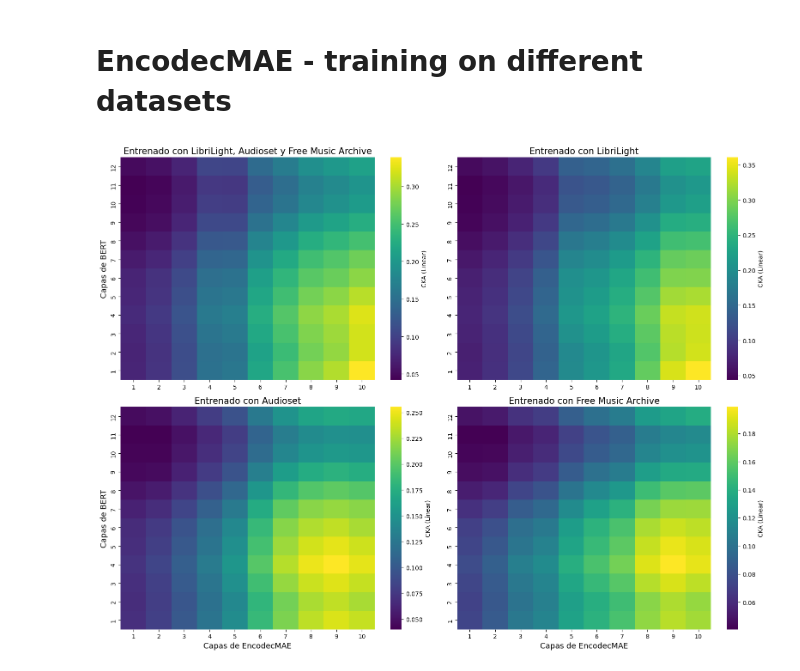
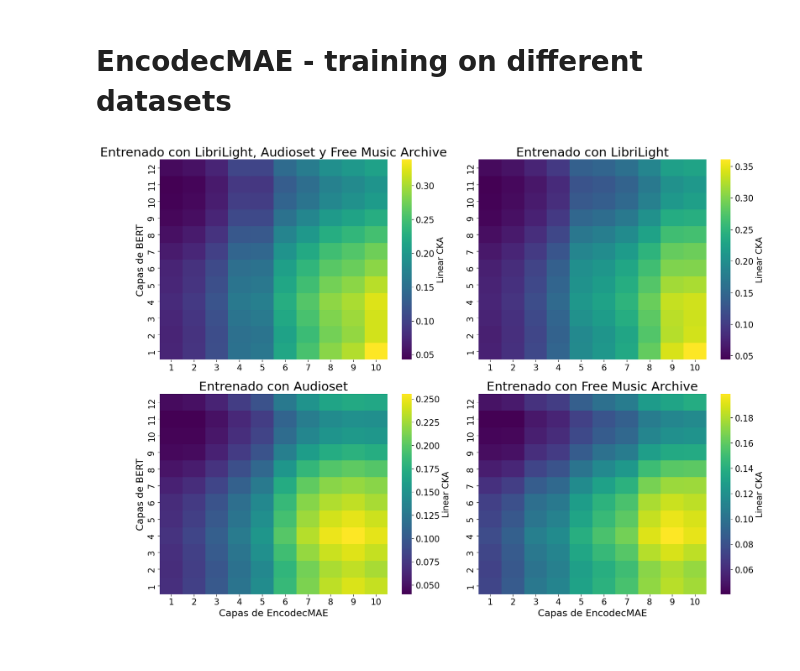
Before and after one commit to ceciliabolanos/layer-analysis, a Jupyter notebook: results/experiment3_text_vs_audio/results.ipynb, the cells around one changed output. Cells and saved outputs as stored; diff of their text form; code cells hidden in the pictures.

```diff
--- a/results/experiment3_text_vs_audio/results.ipynb
+++ b/results/experiment3_text_vs_audio/results.ipynb
@@ -258,43 +319,43 @@ data3 = mae_as
 data4 = mae_fma
 fig, axs = plt.subplots(2, 2, figsize=(16, 12))
 
-sns.heatmap(data1, fmt=".1f", cmap='viridis', cbar_kws={'label': 'CKA (Linear)'}, ax=axs[0,0])
+sns.heatmap(data1, fmt=".1f", cmap='viridis', cbar_kws={'label': 'Linear CKA'}, ax=axs[0,0])
 axs[0, 0].set_ylim(0, len(data1))
-axs[0, 0].set_title('Entrenado con LibriLight, Audioset y Free Music Archive', fontsize=15)
-axs[0, 0].set_ylabel('Capas de BERT', fontsize=13)
+axs[0, 0].set_title('Entrenado con LibriLight, Audioset y Free Music Archive', fontsize=22)
+axs[0, 0].set_ylabel('Capas de BERT', fontsize=17)
 axs[0, 0].set_xticks([i + 0.5 for i in range(len(data1[0]))])
 axs[0, 0].set_xticklabels(range(1, len(data1[0]) + 1))
 axs[0, 0].set_yticks([i + 0.5 for i in range(len(data1))])
 axs[0, 0].set_yticklabels(range(1, len(data1) + 1))
 
-sns.heatmap(data2, fmt=".1f", cmap='viridis', cbar_kws={'label': 'CKA (Linear)'}, ax=axs[0, 1])
+sns.heatmap(data2, fmt=".1f", cmap='viridis', cbar_kws={'label': 'Linear CKA'}, ax=axs[0, 1])
 axs[0, 1].set_ylim(0, len(data2))
-axs[0, 1].set_title('Entrenado con LibriLight', fontsize=15)
+axs[0, 1].set_title('Entrenado con LibriLight', fontsize=22)
 axs[0, 1].set_xticks([i + 0.5 for i in range(len(data2[0]))])
 axs[0, 1].set_xticklabels(range(1, len(data2[0]) + 1))
 axs[0, 1].set_yticks([i + 0.5 for i in range(len(data2))])
 axs[0, 1].set_yticklabels(range(1, len(data2) + 1))
 
-sns.heatmap(data3, fmt=".1f", cmap='viridis', cbar_kws={'label': 'CKA (Linear)'}, ax=axs[1, 0])
+sns.heatmap(data3, fmt=".1f", cmap='viridis', cbar_kws={'label': 'Linear CKA'}, ax=axs[1, 0])
 axs[1, 0].set_ylim(0, len(data3))
-axs[1, 0].set_title('Entrenado con Audioset', fontsize=15)
-axs[1, 0].set_xlabel('Capas de EncodecMAE', fontsize=13)
-axs[1, 0].set_ylabel('Capas de BERT', fontsize=13)
+axs[1, 0].set_title('Entrenado con Audioset', fontsize=22)
+axs[1, 0].set_xlabel('Capas de EncodecMAE', fontsize=17)
+axs[1, 0].set_ylabel('Capas de BERT', fontsize=17)
 axs[1, 0].set_xticks([i + 0.5 for i in range(len(data3[0]))])
 axs[1, 0].set_xticklabels(range(1, len(data3[0]) + 1))
 axs[1, 0].set_yticks([i + 0.5 for i in range(len(data3))])
 axs[1, 0].set_yticklabels(range(1, len(data3) + 1))
 
-sns.heatmap(data4, fmt=".1f", cmap='viridis', cbar_kws={'label': 'CKA (Linear)'}, ax=axs[1, 1])
+sns.heatmap(data4, fmt=".1f", cmap='viridis', cbar_kws={'label': 'Linear CKA'}, ax=axs[1, 1])
 axs[1, 1].set_ylim(0, len(data4))
-axs[1, 1].set_title('Entrenado con Free Music Archive', fontsize=15)
-axs[1, 1].set_xlabel('Capas de EncodecMAE', fontsize=13)
+axs[1, 1].set_title('Entrenado con Free Music Archive', fontsize=22)
+axs[1, 1].set_xlabel('Capas de EncodecMAE', fontsize=17)
 axs[1, 1].set_xticks([i + 0.5 for i in range(len(data4[0]))])
 axs[1, 1].set_xticklabels(range(1, len(data4[0]) + 1))
 axs[1, 1].set_yticks([i + 0.5 for i in range(len(data4))])
 axs[1, 1].set_yticklabels(range(1, len(data4) + 1))
 
 plt.tight_layout()
 plt.show()
 # %% [output]
-[figure, old version]
+[figure, new version]
```
Also changed, not shown: parts of 3 cells of this notebook, 5 other files.
